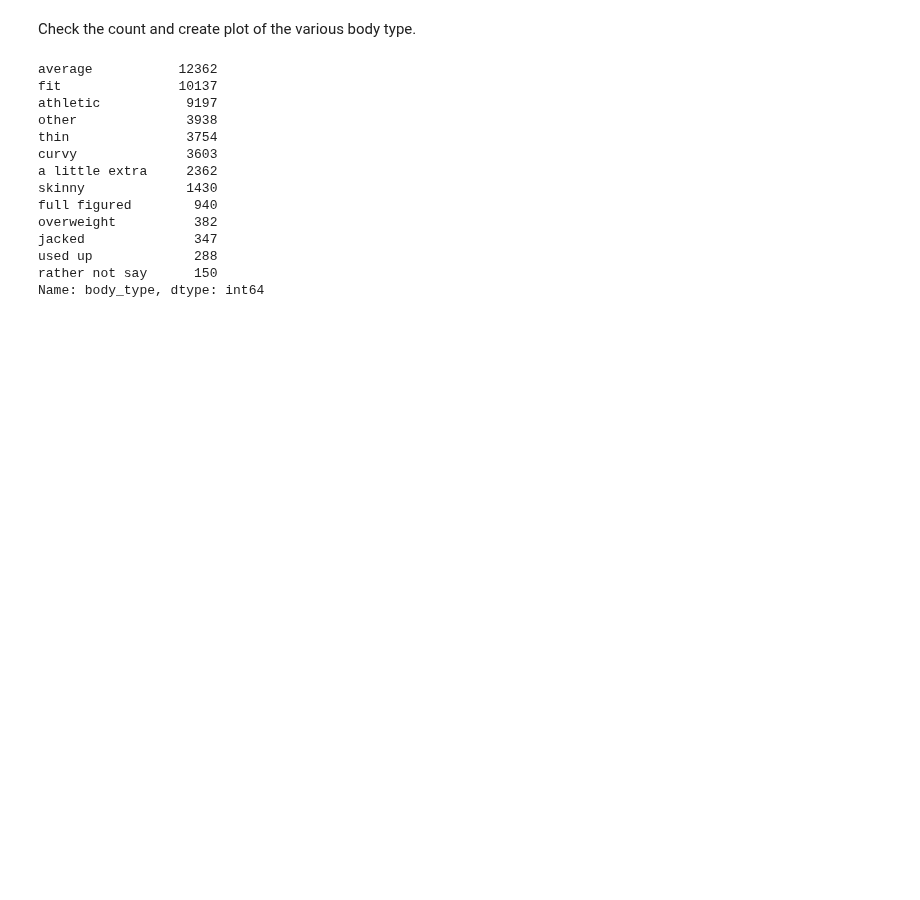
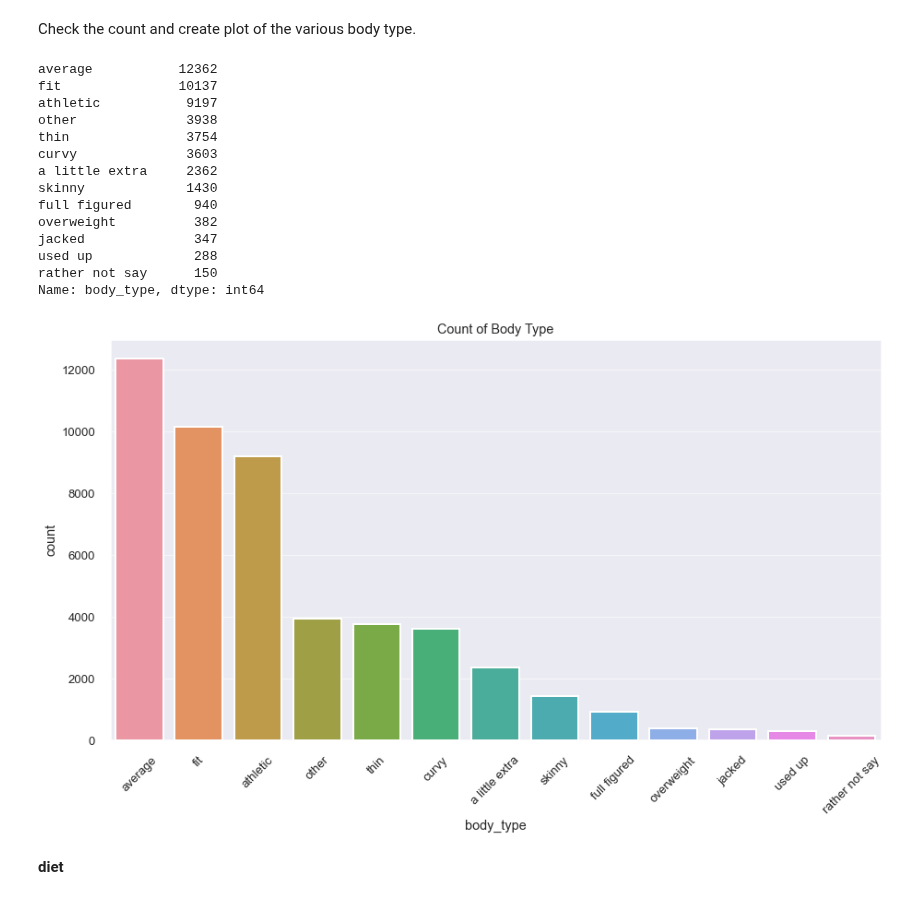
Before and after one commit to LenSin3/OkCupid-Date-a-Scientist, a Jupyter notebook: date-a-scientist.ipynb, the cells around one changed output. Drawn from its saved outputs; the diff is of its cells as text; code cells hidden in the pictures; blank space fills up the shorter version.

```diff
--- a/date-a-scientist.ipynb
+++ b/date-a-scientist.ipynb
@@ -253,10 +259,14 @@ Name: body_type, dtype: int64
 # %%
 fig, ax = plt.subplots()
 # the size of A4 paper lanscape
 fig.set_size_inches(15, 8)
 sns.set_context("poster", font_scale = .6, rc={"grid.linewidth": 0.6})
-sns.countplot(x = profiles_df['labels'], order=profiles_df['labels'].value_counts(ascending=False).index, ax=ax)
+sns.countplot(x = profiles_df['body_type'], order=profiles_df['body_type'].value_counts(ascending=False).index, ax=ax)
 plt.setp(ax.get_xticklabels(), rotation=45)
-plt.title('Count of Zodiac Signs')
-plt.savefig('zod_labels.png')
+plt.title('Count of Body Type')
+plt.savefig('body_type.png')
 plt.show()
+# %% [output]
+[figure, added]
+# %% [markdown]
+**diet**
```
Also changed, not shown: parts of 3 cells of this notebook.
